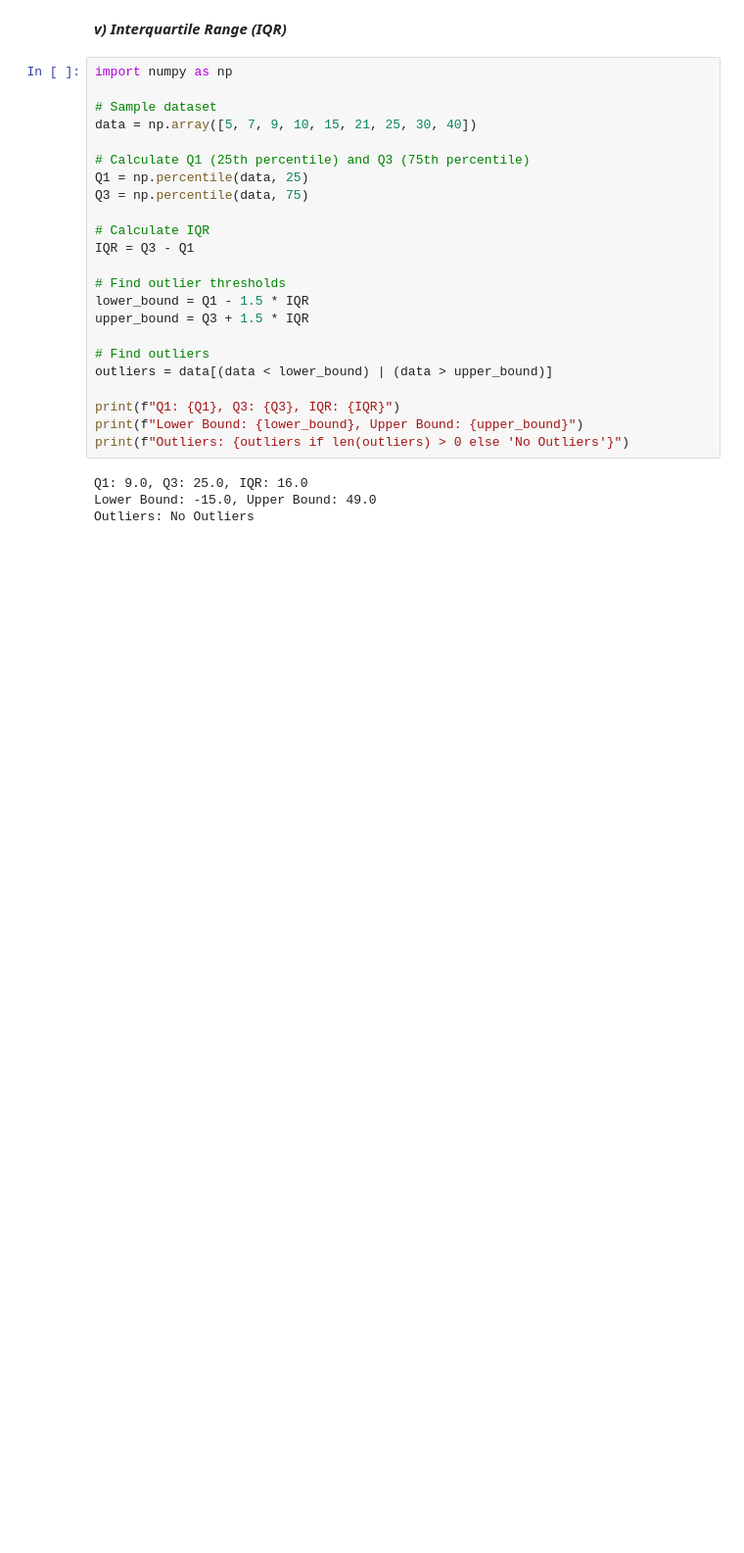
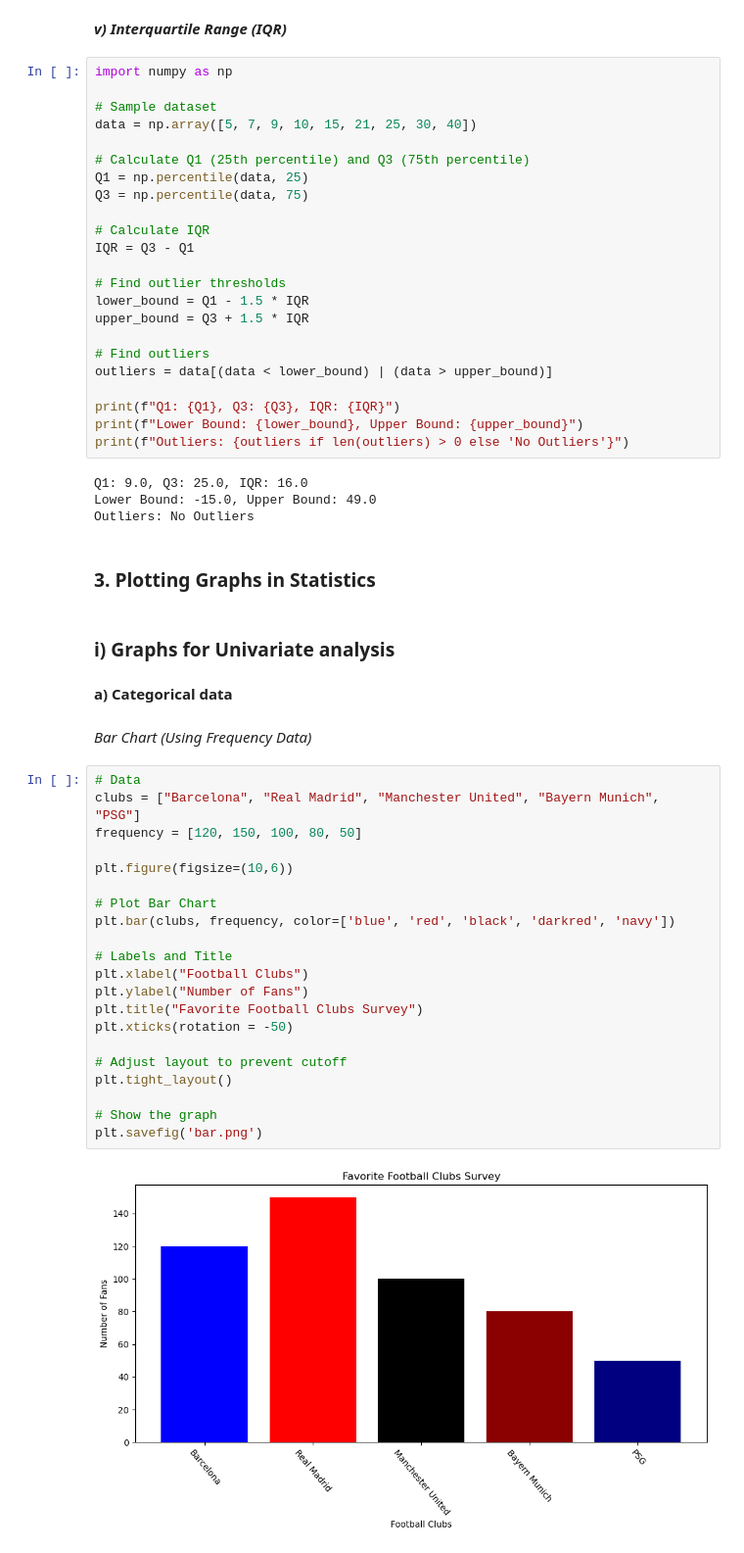
Before and after one commit to AdarshaRimal/statistics-for-ml, a Jupyter notebook: notebooks/02. Descriptive statistics.ipynb, the cells around one changed output. Shown at 98% size. Drawn from its saved outputs; the diff is of its cells as text; blank space fills up the shorter version.

Commit message:
covered univariate and bivariate analyis with some basic plots

```diff
--- a/notebooks/02. Descriptive statistics.ipynb
+++ b/notebooks/02. Descriptive statistics.ipynb
@@ -238,3 +238,34 @@ print(f"Outliers: {outliers if len(outliers) > 0 else 'No Outliers'}")
 Q1: 9.0, Q3: 25.0, IQR: 16.0
 Lower Bound: -15.0, Upper Bound: 49.0
 Outliers: No Outliers
+# %% [markdown]
+### **3. Plotting Graphs in Statistics**
+# %% [markdown]
+### **i) Graphs for Univariate analysis**
+# %% [markdown]
+**a) Categorical data**
+# %% [markdown]
+*Bar Chart (Using Frequency Data)*
+# %%
+# Data
+clubs = ["Barcelona", "Real Madrid", "Manchester United", "Bayern Munich", "PSG"]
+frequency = [120, 150, 100, 80, 50]
+
+plt.figure(figsize=(10,6))
+
+# Plot Bar Chart
+plt.bar(clubs, frequency, color=['blue', 'red', 'black', 'darkred', 'navy'])
+
+# Labels and Title
+plt.xlabel("Football Clubs")
+plt.ylabel("Number of Fans")
+plt.title("Favorite Football Clubs Survey")
+plt.xticks(rotation = -50)
+
+# Adjust layout to prevent cutoff
+plt.tight_layout()
+
+# Show the graph
+plt.savefig('bar.png')
+# %% [output]
+[figure, added]
```
Also changed, not shown: parts of 25 cells of this notebook, 16 other files.
